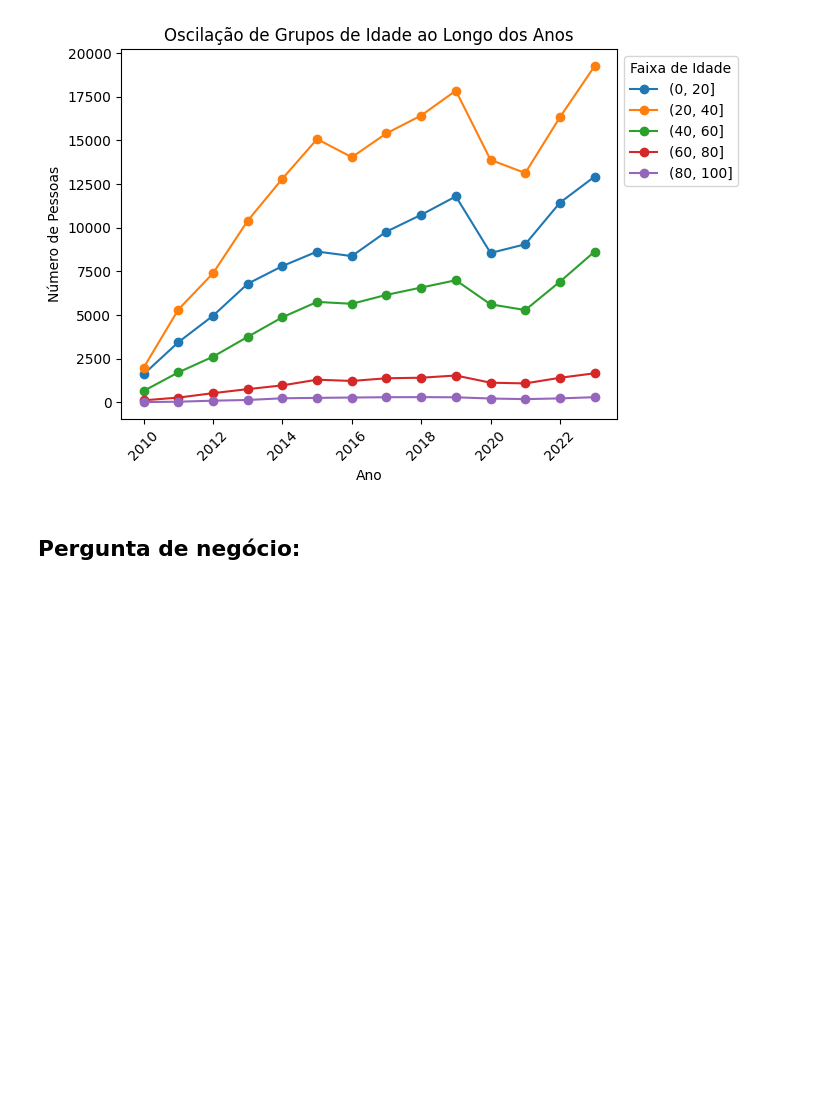
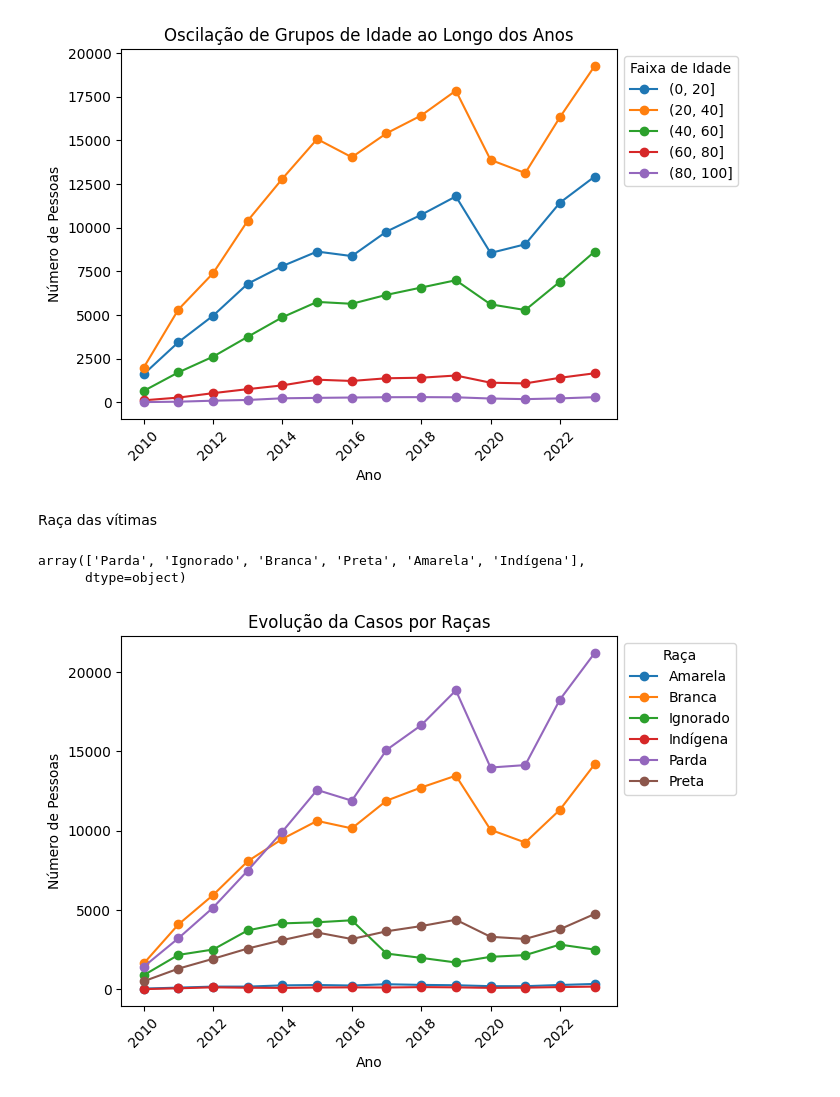
Before and after one commit to AlexeiAltamira/Portfolio, a Jupyter notebook: Violencia_contra_mulher.ipynb, the cells around one changed output. Cells and saved outputs as stored; diff of their text form; code cells hidden in the pictures; blank space fills up the shorter version.

```diff
--- a/Violencia_contra_mulher.ipynb
+++ b/Violencia_contra_mulher.ipynb
@@ -61,15 +61,15 @@ def nulos (fonte_dados, coluna, substituto):
 # %%
 ano = 2010
 for todos in arquivo:
-#Na base dos dados, após analise, observou-se que todos os dados nulos na coluna de idade também tinham dados nulos na coluna data de nascimento.
-#O que impossibilidad qualquer tipo de calculo. Opto, para não excluir o dado, em substituir esse dado faltante pelo valor inteiro da média
+# Na base dos dados, após analise, observou-se que todos os dados nulos na coluna de idade também tinham dados nulos na coluna data de nascimento.
+# O que impossibilidad qualquer tipo de calculo. Opto, para não excluir o dado, em substituir esse dado faltante pelo valor inteiro da média
   nulos(todos, 'NU_IDADE_N', (int(todos['NU_IDADE_N'].mean())))
 
-#Coluna de data de nascimento não apresenta uso importante. Opto por substituir, nas linhas que são possível, pela subtração do ano da denuncia pela idade registrada.
+# Coluna de data de nascimento não apresenta uso importante. Opto por substituir, nas linhas que são possível, pela subtração do ano da denuncia pela idade registrada.
   nulos(todos, 'DT_NASC', f'{(ano-todos["NU_IDADE_N"])}-01-01')
 
-#Nas colunas a seguir, como são colunas relevantes, opto por substituir os valores nulos por 'Não informado'. Para não ocorrer perda de dados.
-  nulos(todos, 'CS_RACA', 'Não informado')
+# Nas colunas a seguir, como são colunas relevantes, opto por substituir os valores nulos por 'Não informado'. Para não ocorrer perda de dados.
+  nulos(todos, 'CS_RACA', 'Ignorado')
   nulos(todos, 'ID_MN_RESI', 'Não informado')
   nulos(todos, 'LOCAL_OCOR', 'Não informado')
   nulos(todos, 'OUT_VEZES', 'Não informado')
@@ -227,6 +228,5 @@ Try using .loc[row_indexer,col_indexer] = value instead
 See the caveats in the documentation: https://pandas.pydata.org/pandas-docs/stable/user_guide/indexing.html#returning-a-view-versus-a-copy
   mulher_ano_atual['Faixa de Idade'] = pd.cut(mulher_ano_atual['NU_IDADE_N'], bins=range(0, 120, 20))
 [figure]
-# %% [markdown]
-Pergunta de negócio:
--
+# %% [markdown]
+Raça das vítimas
@@ -232,0 +236,38 @@ Pergunta de negócio:
+# %%
+raca
+# %% [output]
+array(['Parda', 'Ignorado', 'Branca', 'Preta', 'Amarela', 'Indígena'],
+      dtype=object)
+# %%
+resultados_por_ano.clear()
+
+# Loop pelos anos
+for ano in anos:
+    # Seleciona o dataframe correspondente ao ano atual
+    mulher_ano_atual = globals()[f'mulher_{ano}']
+
+    # Conta o número de pessoas em cada raça
+    contagem_por_raca = mulher_ano_atual['CS_RACA'].value_counts().sort_index()
+
+    # Adiciona os resultados para o ano atual à lista
+    resultados_por_ano.append(contagem_por_raca)
+
+# Concatena os resultados de todos os anos em um único dataframe
+resultados_totais = pd.concat(resultados_por_ano, axis=1)
+
+# Define os rótulos para os anos
+anos_rotulos = [str(ano) for ano in anos]
+
+# Define os anos como índice do dataframe
+resultados_totais.columns = anos_rotulos
+
+# Plota o gráfico de linha
+resultados_totais.T.plot(marker='o')
+plt.xlabel('Ano')
+plt.ylabel('Número de Pessoas')
+plt.title('Evolução da Casos por Raças')
+plt.legend(title='Raça', bbox_to_anchor=(1, 1))
+plt.xticks(rotation=45)
+plt.show()
+# %% [output]
+[figure, added]
```
Also changed, not shown: parts of 22 cells of this notebook.
